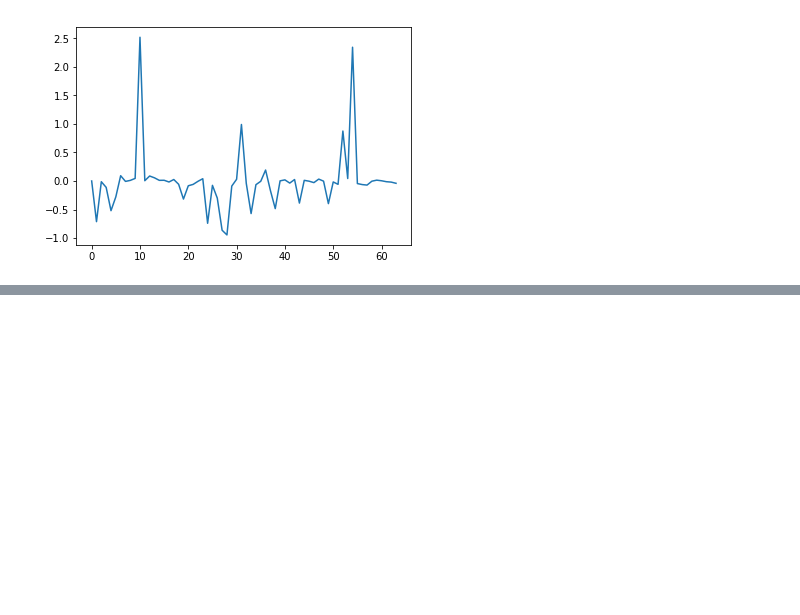
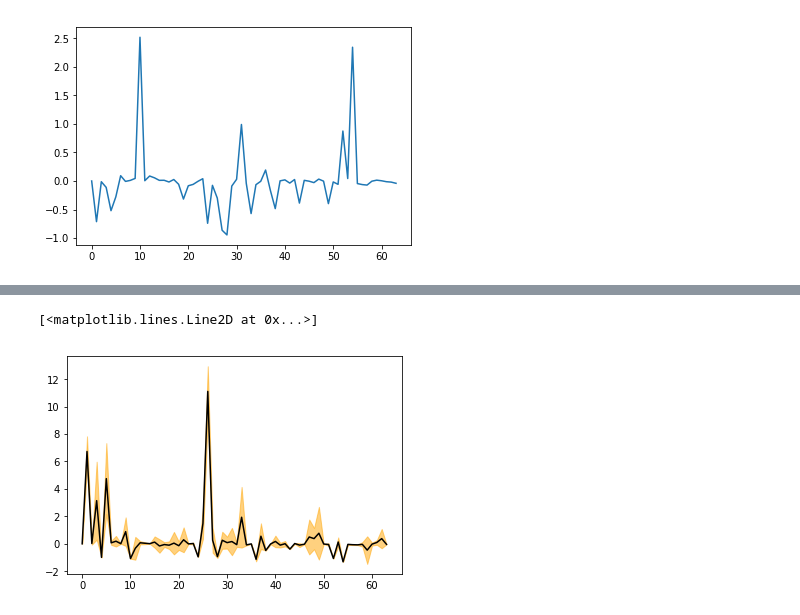
Before and after one commit to tingsyo/qpetw, a Jupyter notebook: results/06_Encoded_Features.ipynb, the cells around one changed output, grey strips where cells are left out. Cells and saved outputs as stored; diff of their text form; code cells hidden in the pictures; blank space fills up the shorter version.

```diff
--- a/results/06_Encoded_Features.ipynb
+++ b/results/06_Encoded_Features.ipynb
@@ -17,0 +68,6 @@ plt.plot(data[0,:])
+# %%
+plt.fill_between(np.arange(64), mu-std, mu+std, color='orange', alpha=0.5)
+plt.plot(mu, color='black')
+# %% [output]
+[<matplotlib.lines.Line2D at 0x...>]
+[figure, added]
```
Also changed, not shown: parts of 7 cells of this notebook.
